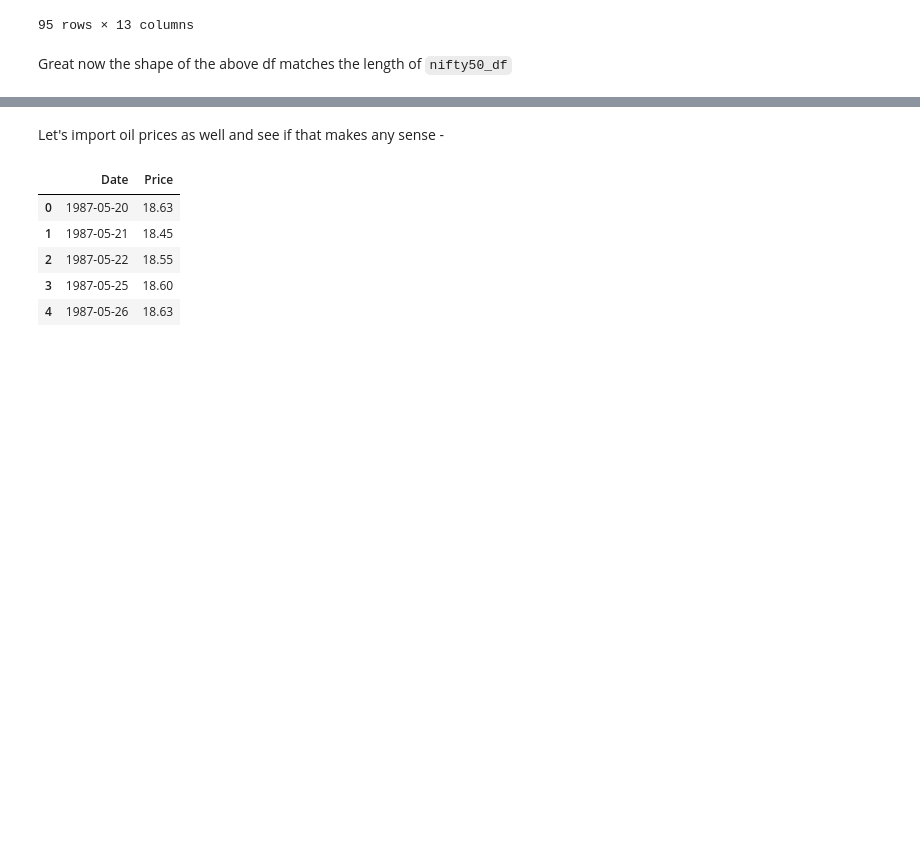
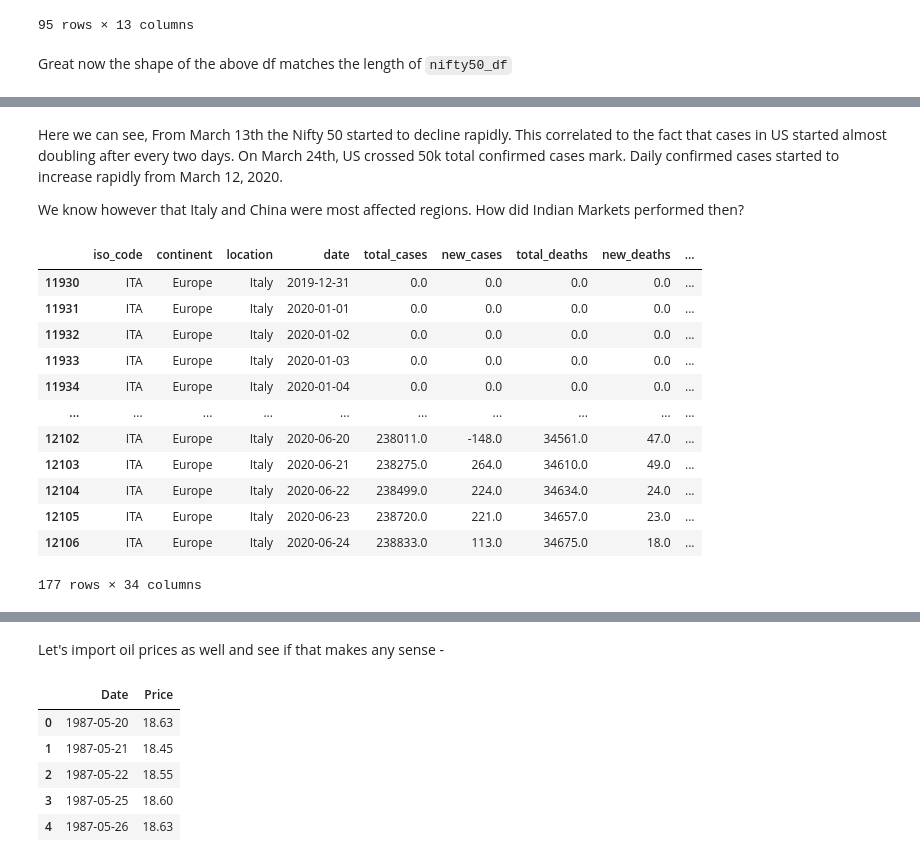
Before and after one commit to vaibhawvipul/financial-markets-analysis-2020, a Jupyter notebook: Analysis of Financial markets after 6 months of COVID-19.ipynb, the cells around one changed output, grey strips where cells are left out. Saved outputs shown, nothing was run; the diff lists cells and outputs as text; code cells hidden in the pictures; blank space fills up the shorter version.

Commit message:
adding US and Italy analysis

```diff
--- a/Analysis of Financial markets after 6 months of COVID-19.ipynb
+++ b/Analysis of Financial markets after 6 months of COVID-19.ipynb
@@ -130,0 +206,21 @@ sns.pairplot(merged_df)
+# %% [markdown]
+Here we can see, From March 13th the Nifty 50 started to decline rapidly. This correlated to the fact that cases in US started almost doubling after every two days. On March 24th, US crossed 50k total confirmed cases mark. Daily confirmed cases started to increase rapidly from March 12, 2020.
+
+We know however that Italy and China were most affected regions. How did Indian Markets performed then?
+# %%
+Italy_covid = world_covid_df[world_covid_df.location=="Italy"]
+Italy_covid
+# %% [output]
+|  | iso_code | continent | location | date | total_cases | new_cases | total_deaths | new_deaths | ... |
+| 11930 | ITA | Europe | Italy | 2019-12-31 | 0.0 | 0.0 | 0.0 | 0.0 | ... |
+| 11931 | ITA | Europe | Italy | 2020-01-01 | 0.0 | 0.0 | 0.0 | 0.0 | ... |
+| 11932 | ITA | Europe | Italy | 2020-01-02 | 0.0 | 0.0 | 0.0 | 0.0 | ... |
+| 11933 | ITA | Europe | Italy | 2020-01-03 | 0.0 | 0.0 | 0.0 | 0.0 | ... |
+| 11934 | ITA | Europe | Italy | 2020-01-04 | 0.0 | 0.0 | 0.0 | 0.0 | ... |
+| ... | ... | ... | ... | ... | ... | ... | ... | ... | ... |
+| 12102 | ITA | Europe | Italy | 2020-06-20 | 238011.0 | -148.0 | 34561.0 | 47.0 | ... |
+| 12103 | ITA | Europe | Italy | 2020-06-21 | 238275.0 | 264.0 | 34610.0 | 49.0 | ... |
+| 12104 | ITA | Europe | Italy | 2020-06-22 | 238499.0 | 224.0 | 34634.0 | 24.0 | ... |
+| 12105 | ITA | Europe | Italy | 2020-06-23 | 238720.0 | 221.0 | 34657.0 | 23.0 | ... |
+| 12106 | ITA | Europe | Italy | 2020-06-24 | 238833.0 | 113.0 | 34675.0 | 18.0 | ... |
+177 rows × 34 columns
```
Also changed, not shown: parts of 17 cells of this notebook.
